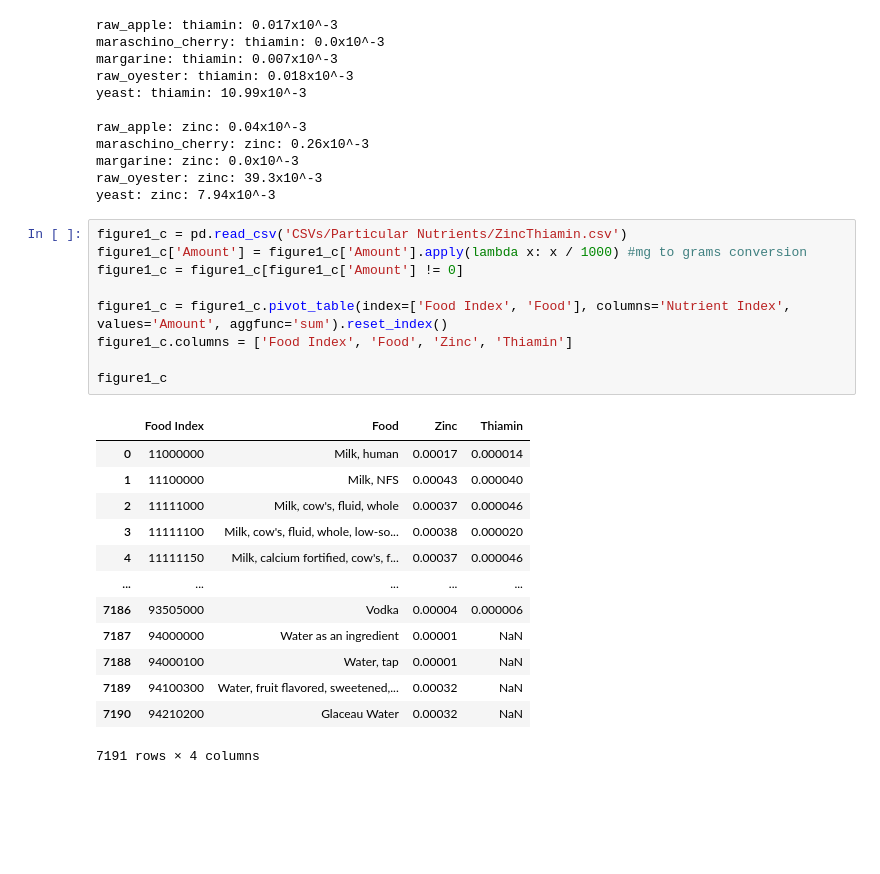
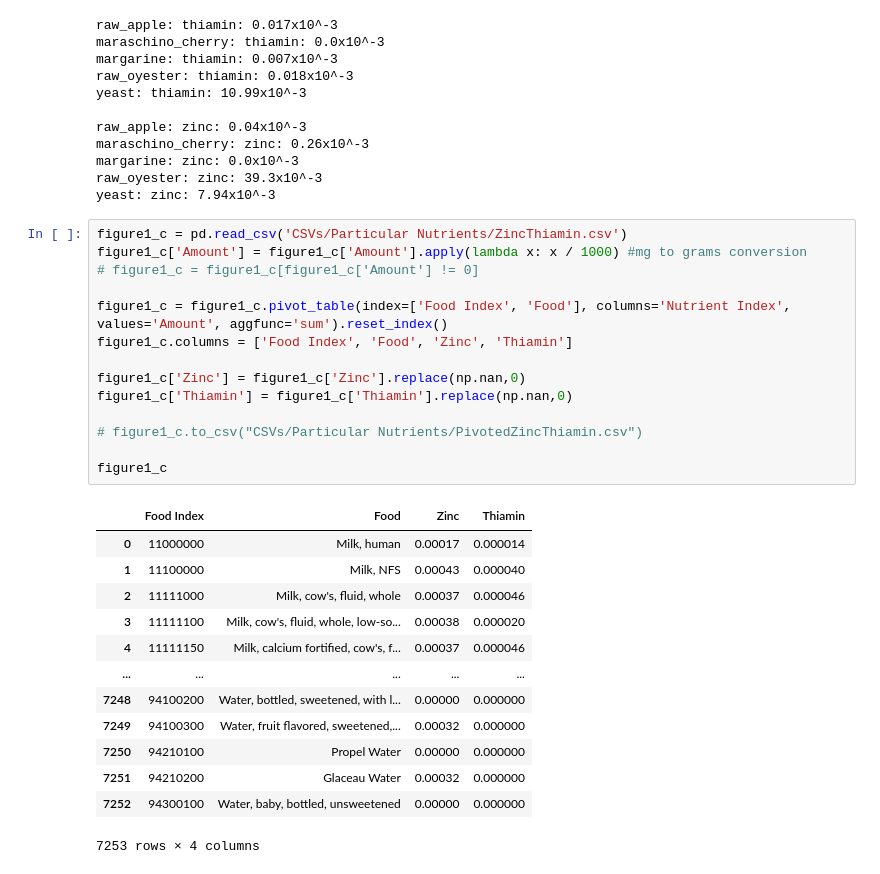
Before and after one commit to oberoir080/NutrientEDA, a Jupyter notebook: CSV_Generator_py/Figures.ipynb, the cells around one changed output. Cells and saved outputs as stored; diff of their text form; blank space fills up the shorter version.

```diff
--- a/CSV_Generator_py/Figures.ipynb
+++ b/CSV_Generator_py/Figures.ipynb
@@ -134,23 +136,28 @@ yeast: zinc: 7.94x10^-3
 # %%
 figure1_c = pd.read_csv('CSVs/Particular Nutrients/ZincThiamin.csv')
 figure1_c['Amount'] = figure1_c['Amount'].apply(lambda x: x / 1000) #mg to grams conversion
-figure1_c = figure1_c[figure1_c['Amount'] != 0]
+# figure1_c = figure1_c[figure1_c['Amount'] != 0]
 
 figure1_c = figure1_c.pivot_table(index=['Food Index', 'Food'], columns='Nutrient Index', values='Amount', aggfunc='sum').reset_index()
 figure1_c.columns = ['Food Index', 'Food', 'Zinc', 'Thiamin']
 
+figure1_c['Zinc'] = figure1_c['Zinc'].replace(np.nan,0)
+figure1_c['Thiamin'] = figure1_c['Thiamin'].replace(np.nan,0)
+
+# figure1_c.to_csv("CSVs/Particular Nutrients/PivotedZincThiamin.csv")
+
 figure1_c
 # %% [output]
 |  | Food Index | Food | Zinc | Thiamin |
 | 0 | 11000000 | Milk, human | 0.00017 | 0.000014 |
 | 1 | 11100000 | Milk, NFS | 0.00043 | 0.000040 |
 | 2 | 11111000 | Milk, cow's, fluid, whole | 0.00037 | 0.000046 |
 | 3 | 11111100 | Milk, cow's, fluid, whole, low-so... | 0.00038 | 0.000020 |
 | 4 | 11111150 | Milk, calcium fortified, cow's, f... | 0.00037 | 0.000046 |
 | ... | ... | ... | ... | ... |
-| 7186 | 93505000 | Vodka | 0.00004 | 0.000006 |
-| 7187 | 94000000 | Water as an ingredient | 0.00001 | NaN |
-| 7188 | 94000100 | Water, tap | 0.00001 | NaN |
-| 7189 | 94100300 | Water, fruit flavored, sweetened,... | 0.00032 | NaN |
-| 7190 | 94210200 | Glaceau Water | 0.00032 | NaN |
+| 7248 | 94100200 | Water, bottled, sweetened, with l... | 0.00000 | 0.000000 |
+| 7249 | 94100300 | Water, fruit flavored, sweetened,... | 0.00032 | 0.000000 |
+| 7250 | 94210100 | Propel Water | 0.00000 | 0.000000 |
+| 7251 | 94210200 | Glaceau Water | 0.00032 | 0.000000 |
+| 7252 | 94300100 | Water, baby, bottled, unsweetened | 0.00000 | 0.000000 |
-7191 rows × 4 columns
+7253 rows × 4 columns
```
Also changed, not shown: parts of 10 cells of this notebook, 10 other files.
